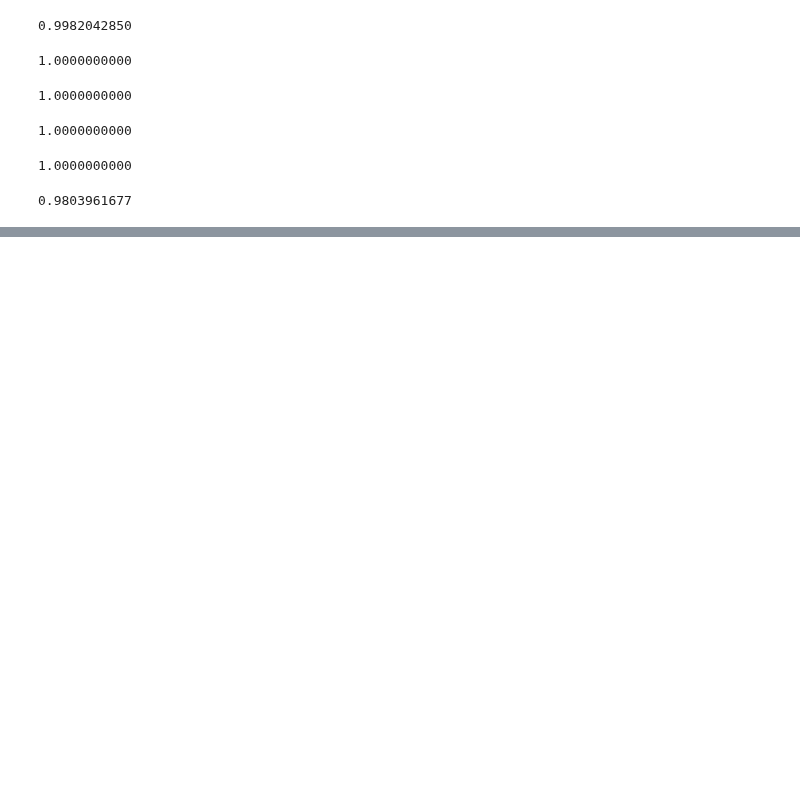
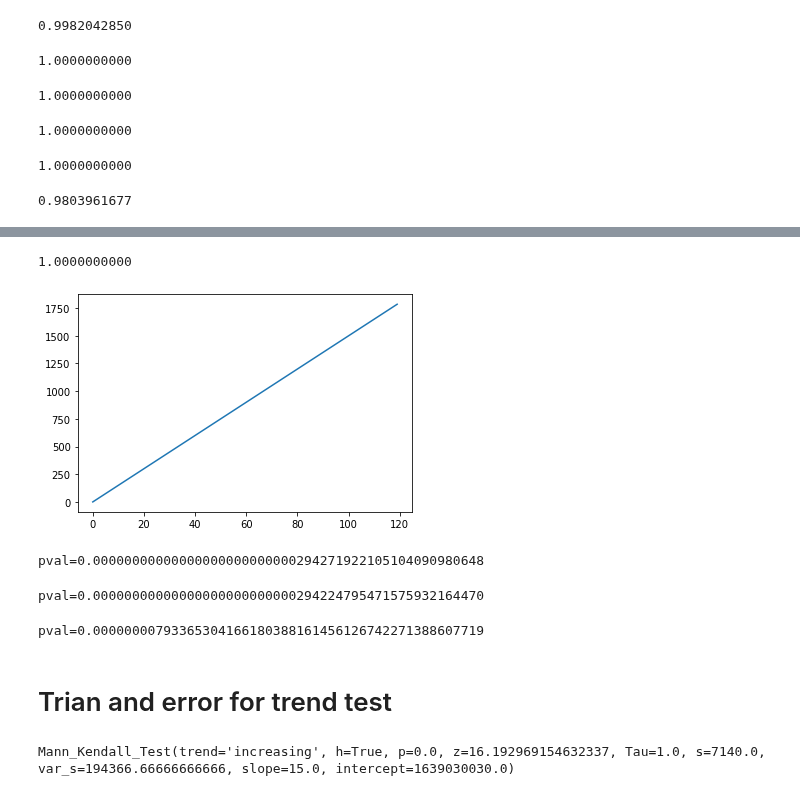
Before and after one commit to ai4sre/meltria-analyzer, a Jupyter notebook: notebooks/liner_trend.ipynb, the cells around one changed output, grey strips where cells are left out. Saved outputs shown, nothing was run; the diff lists cells and outputs as text; code cells hidden in the pictures; blank space fills up the shorter version.

```diff
--- a/notebooks/liner_trend.ipynb
+++ b/notebooks/liner_trend.ipynb
@@ -54,0 +129,31 @@ np.diff(series)
+# %%
+dummy_series = [ i for i in range(0, 15*120, 15) ]
+plt.plot(dummy_series)
+print(f"{adfuller(dummy_series, regression='c', maxlag=1)[1]:.10f}") # p_value
+# %% [output]
+1.0000000000
+[figure, added]
+# %%
+import statsmodels.api as sm
+
+pval = sm.stats.acorr_ljungbox(np.array(dummy_series), lags=1)[1]
+print(f"pval={pval[0]:.50f}")
+# %% [output]
+pval=0.00000000000000000000000000294271922105104090980648
+# %%
+pval = sm.stats.acorr_ljungbox(series, lags=1)[1]
+print(f"pval={pval[0]:.50f}")
+# %% [output]
+pval=0.00000000000000000000000000294224795471575932164470
+# %%
+pval = sm.stats.acorr_ljungbox(unstational_series, lags=1)[1]
+print(f"pval={pval[0]:.50f}")
+# %% [output]
+pval=0.00000000793365304166180388161456126742271388607719
+# %% [markdown]
+# Trian and error for trend test
+# %%
+import pymannkendall as mk
+mk.original_test(series)
+# %% [output]
+Mann_Kendall_Test(trend='increasing', h=True, p=0.0, z=16.192969154632337, Tau=1.0, s=7140.0, var_s=194366.66666666666, slope=15.0, intercept=1639030030.0)
```
Also changed, not shown: parts of 21 cells of this notebook.
